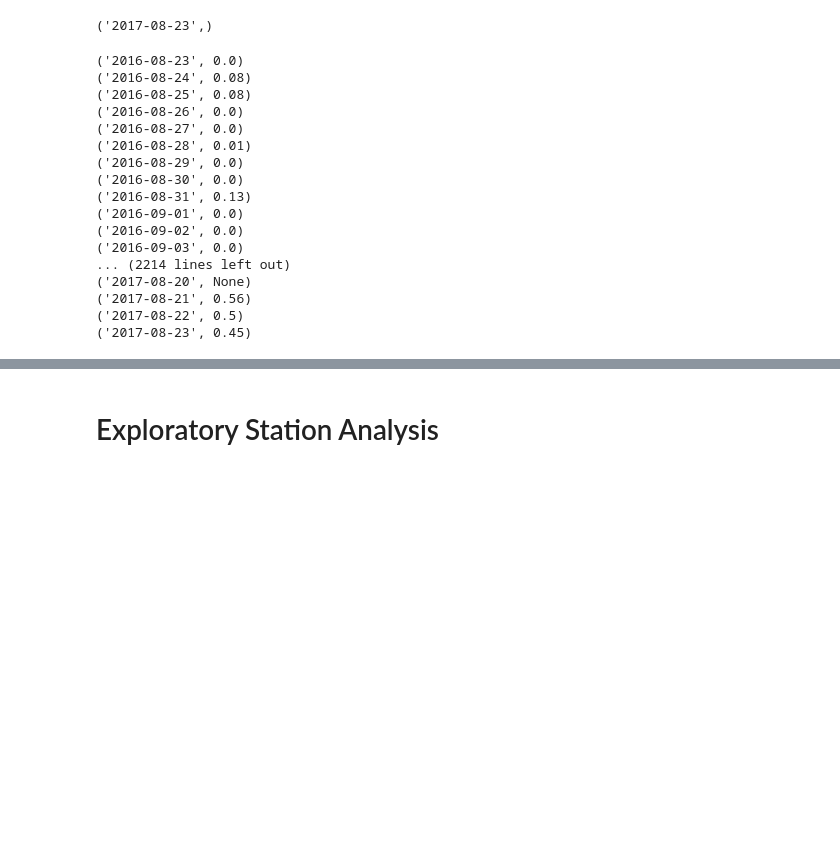
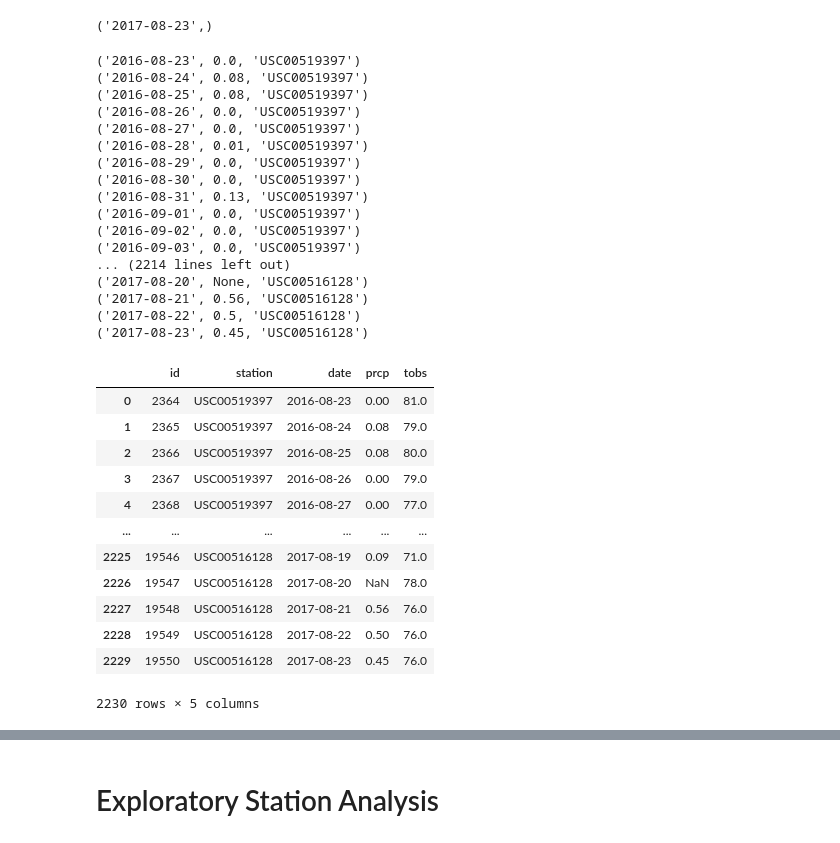
Before and after one commit to migheljackson/sql-alchemy-challenge, a Jupyter notebook: climate_starter.ipynb, the cells around one changed output, grey strips where cells are left out. Cells and saved outputs as stored; diff of their text form; code cells hidden in the pictures; blank space fills up the shorter version.

```diff
--- a/climate_starter.ipynb
+++ b/climate_starter.ipynb
@@ -94,23 +94,23 @@ for row in session.query(func.max(measurement.date)):
 # %% [output]
 ('2017-08-23',)
 # %%
-for row in session.query(measurement.date,measurement.prcp).filter(measurement.date >= '2016-08-23'):
+for row in session.query(measurement.date,measurement.prcp,measurement.station).filter(measurement.date >= '2016-08-23'):
     print(row)
 # %% [output]
-('2016-08-23', 0.0)
-('2016-08-24', 0.08)
-('2016-08-25', 0.08)
-('2016-08-26', 0.0)
-('2016-08-27', 0.0)
-('2016-08-28', 0.01)
-('2016-08-29', 0.0)
-('2016-08-30', 0.0)
-('2016-08-31', 0.13)
-('2016-09-01', 0.0)
-('2016-09-02', 0.0)
-('2016-09-03', 0.0)
+('2016-08-23', 0.0, 'USC00519397')
+('2016-08-24', 0.08, 'USC00519397')
+('2016-08-25', 0.08, 'USC00519397')
+('2016-08-26', 0.0, 'USC00519397')
+('2016-08-27', 0.0, 'USC00519397')
+('2016-08-28', 0.01, 'USC00519397')
+('2016-08-29', 0.0, 'USC00519397')
+('2016-08-30', 0.0, 'USC00519397')
+('2016-08-31', 0.13, 'USC00519397')
+('2016-09-01', 0.0, 'USC00519397')
+('2016-09-02', 0.0, 'USC00519397')
+('2016-09-03', 0.0, 'USC00519397')
 ... (2214 lines left out)
-('2017-08-20', None)
-('2017-08-21', 0.56)
-('2017-08-22', 0.5)
-('2017-08-23', 0.45)
+('2017-08-20', None, 'USC00516128')
+('2017-08-21', 0.56, 'USC00516128')
+('2017-08-22', 0.5, 'USC00516128')
+('2017-08-23', 0.45, 'USC00516128')
@@ -116,0 +120,17 @@ for row in session.query(measurement.date,measurement.prcp).filter(measurement.d
+# %%
+measurement_df = pd.read_sql(prcp_date.statement, con=session.connection())
+measurement_df
+# %% [output]
+|  | id | station | date | prcp | tobs |
+| 0 | 2364 | USC00519397 | 2016-08-23 | 0.00 | 81.0 |
+| 1 | 2365 | USC00519397 | 2016-08-24 | 0.08 | 79.0 |
+| 2 | 2366 | USC00519397 | 2016-08-25 | 0.08 | 80.0 |
+| 3 | 2367 | USC00519397 | 2016-08-26 | 0.00 | 79.0 |
+| 4 | 2368 | USC00519397 | 2016-08-27 | 0.00 | 77.0 |
+| ... | ... | ... | ... | ... | ... |
+| 2225 | 19546 | USC00516128 | 2017-08-19 | 0.09 | 71.0 |
+| 2226 | 19547 | USC00516128 | 2017-08-20 | NaN | 78.0 |
+| 2227 | 19548 | USC00516128 | 2017-08-21 | 0.56 | 76.0 |
+| 2228 | 19549 | USC00516128 | 2017-08-22 | 0.50 | 76.0 |
+| 2229 | 19550 | USC00516128 | 2017-08-23 | 0.45 | 76.0 |
+2230 rows × 5 columns
```
Also changed, not shown: parts of 10 cells of this notebook, 1 other file.
